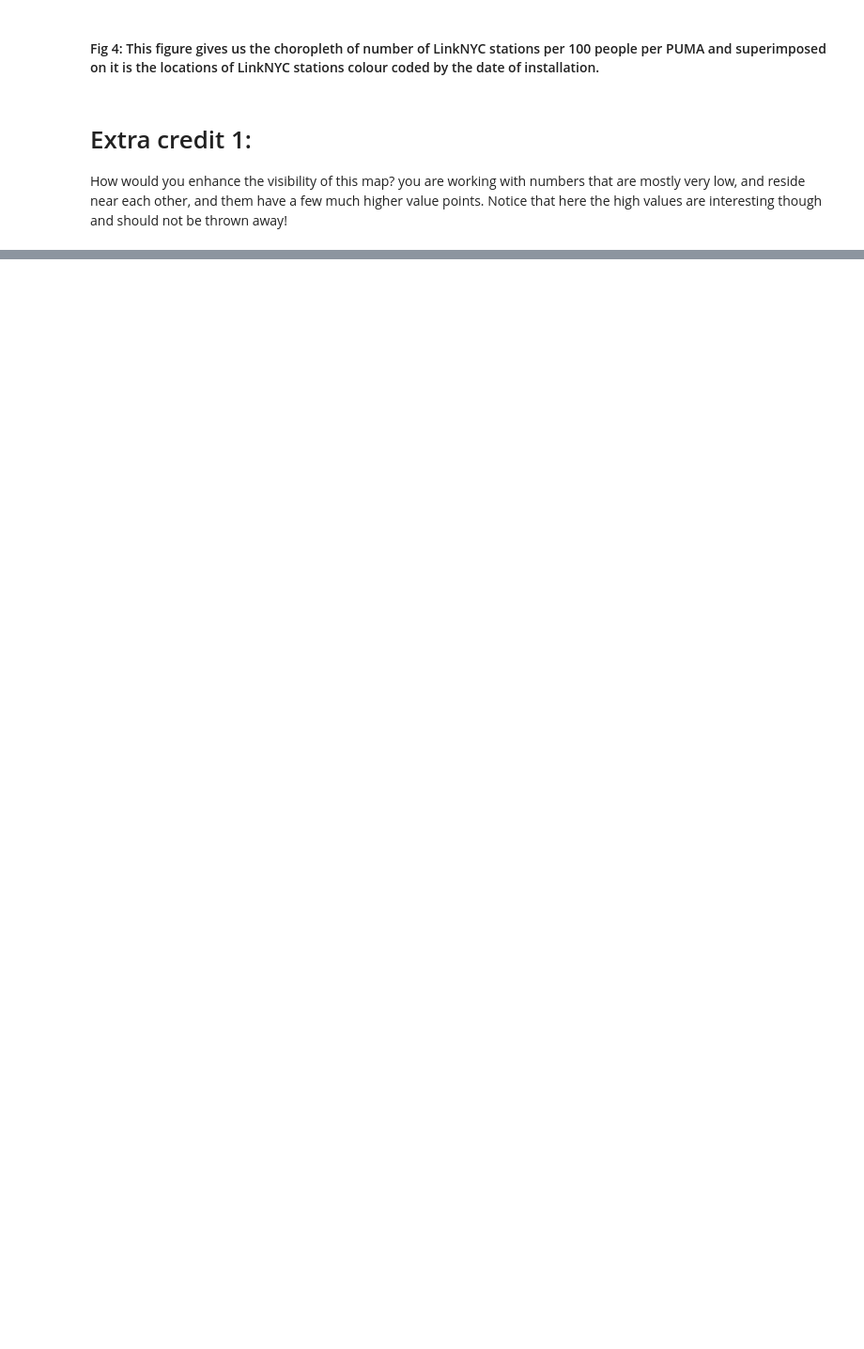
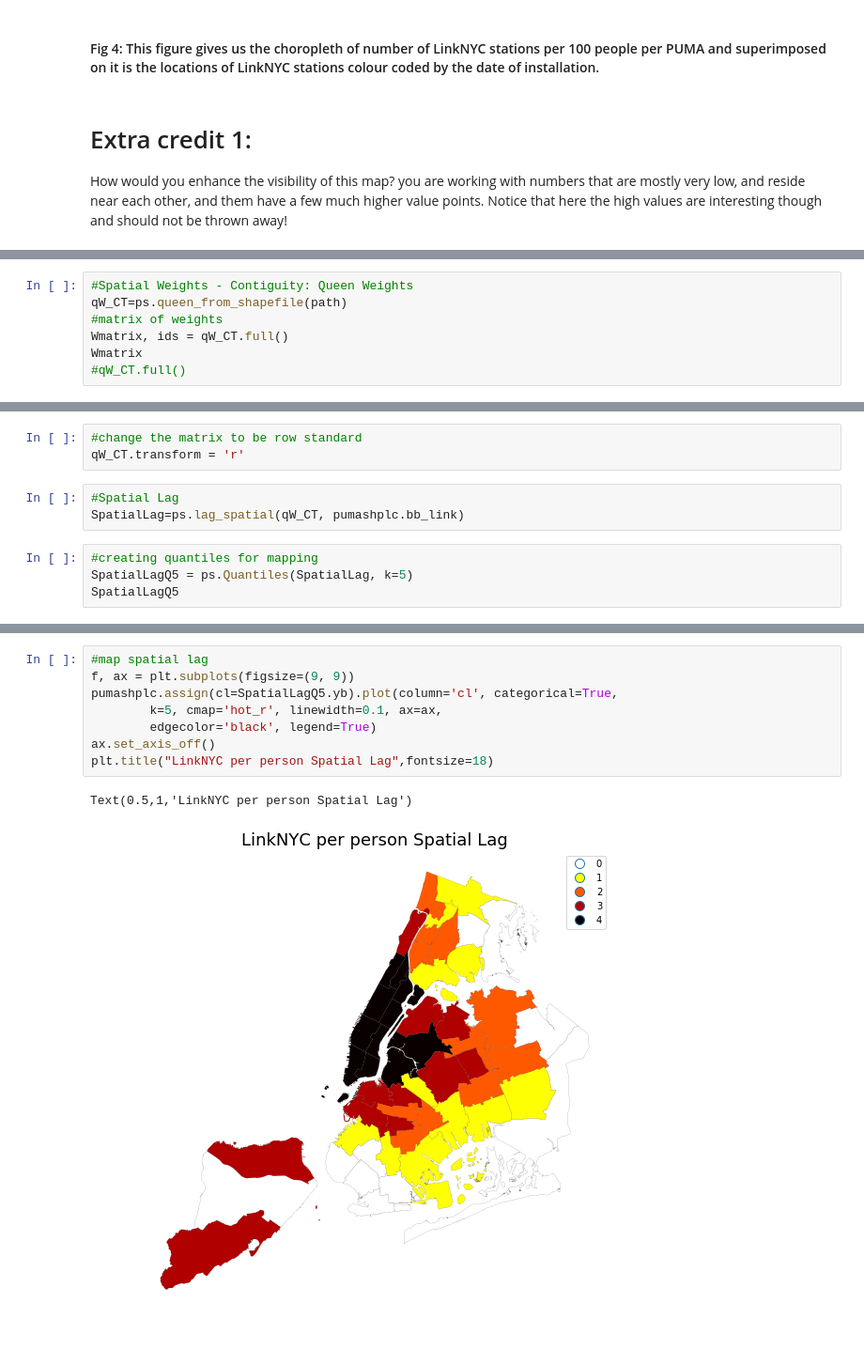
Before and after one commit to gauravcusp/Urban_Informatics_Coding_Assignments, a Jupyter notebook: HW9_gb1877/HW9_2_gb1877.ipynb, the cells around one changed output, grey strips where cells are left out. Shown at 94% size. Cells and saved outputs as stored; diff of their text form; blank space fills up the shorter version.

```diff
--- a/HW9_gb1877/HW9_2_gb1877.ipynb
+++ b/HW9_gb1877/HW9_2_gb1877.ipynb
@@ -608,0 +642,7 @@ pumashplc.ix?
+# %%
+#Spatial Weights - Contiguity: Queen Weights
+qW_CT=ps.queen_from_shapefile(path)
+#matrix of weights
+Wmatrix, ids = qW_CT.full()
+Wmatrix
+#qW_CT.full()
@@ -608,0 +657,10 @@ pumashplc.ix?
+# %%
+#change the matrix to be row standard
+qW_CT.transform = 'r'
+# %%
+#Spatial Lag
+SpatialLag=ps.lag_spatial(qW_CT, pumashplc.bb_link)
+# %%
+#creating quantiles for mapping
+SpatialLagQ5 = ps.Quantiles(SpatialLag, k=5)
+SpatialLagQ5
@@ -608,0 +677,11 @@ pumashplc.ix?
+# %%
+#map spatial lag
+f, ax = plt.subplots(figsize=(9, 9))
+pumashplc.assign(cl=SpatialLagQ5.yb).plot(column='cl', categorical=True,
+        k=5, cmap='hot_r', linewidth=0.1, ax=ax,
+        edgecolor='black', legend=True)
+ax.set_axis_off()
+plt.title("LinkNYC per person Spatial Lag",fontsize=18)
+# %% [output]
+Text(0.5,1,'LinkNYC per person Spatial Lag')
+[figure, added]
```
Also changed, not shown: parts of 16 cells of this notebook.
